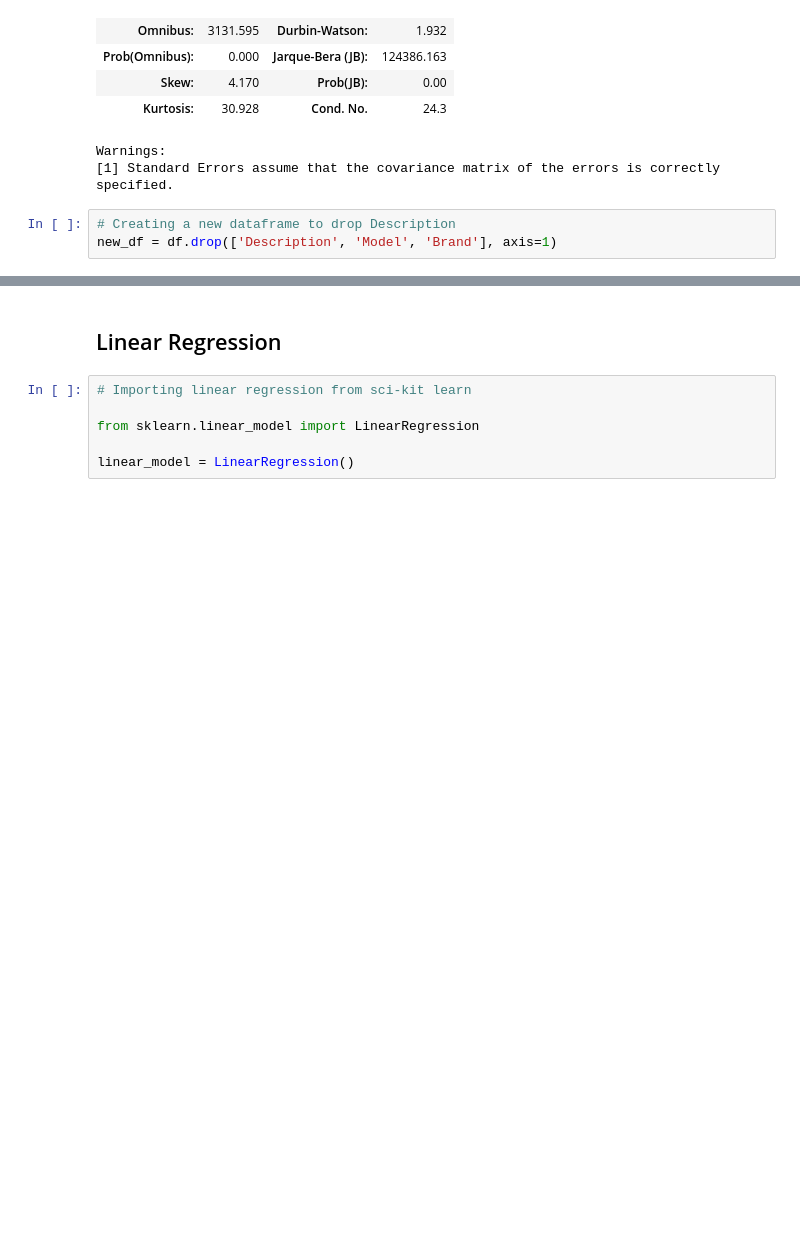
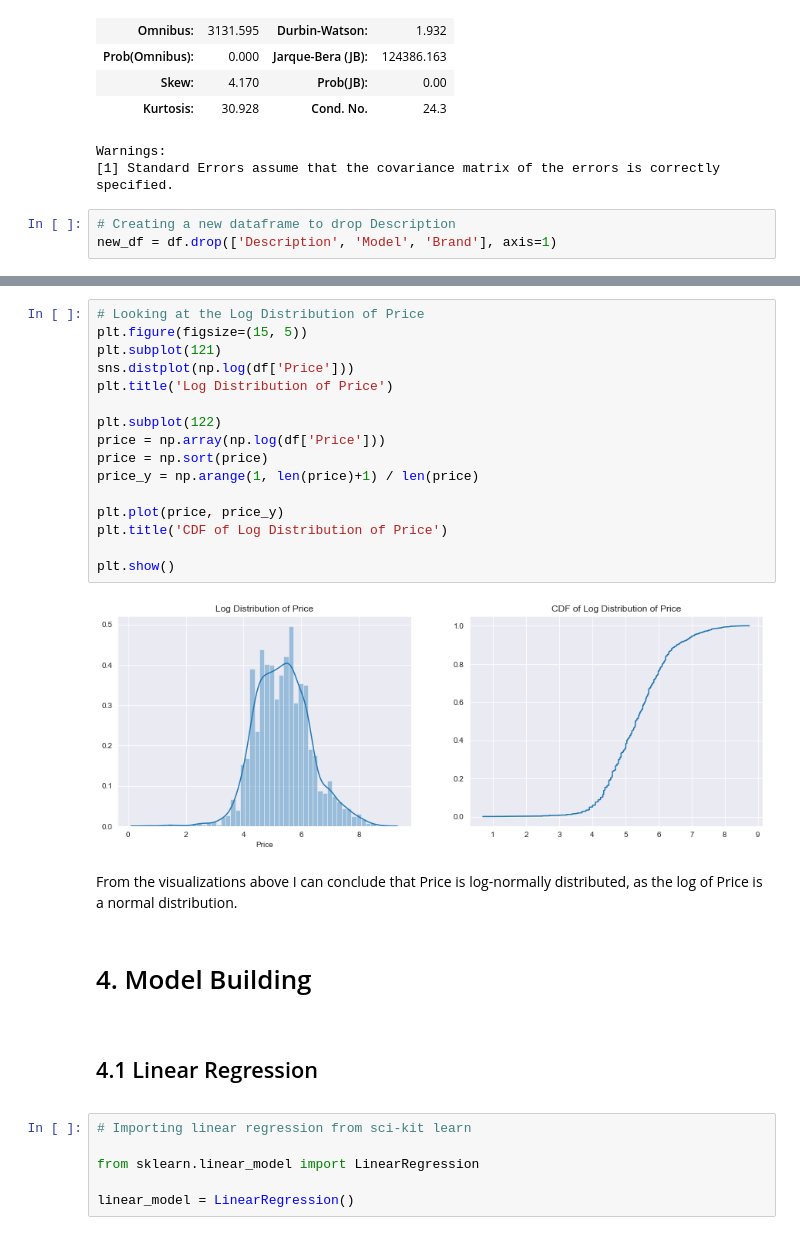
Before and after one commit to Aethernyx/Reverb_Synth_Sales_Anallysis, a Jupyter notebook: Reverb_model_building.ipynb, the cells around one changed output, grey strips where cells are left out. Drawn from its saved outputs; the diff is of its cells as text; blank space fills up the shorter version.

```diff
--- a/Reverb_model_building.ipynb
+++ b/Reverb_model_building.ipynb
@@ -193,5 +237,29 @@ new_df = df.drop(['Description', 'Model', 'Brand'], axis=1)
+# %%
+# Looking at the Log Distribution of Price
+plt.figure(figsize=(15, 5))
+plt.subplot(121)
+sns.distplot(np.log(df['Price']))
+plt.title('Log Distribution of Price')
+
+plt.subplot(122)
+price = np.array(np.log(df['Price']))
+price = np.sort(price)
+price_y = np.arange(1, len(price)+1) / len(price)
+
+plt.plot(price, price_y)
+plt.title('CDF of Log Distribution of Price')
+
+plt.show()
+# %% [output]
+[figure, added]
+# %% [markdown]
+From the visualizations above I can conclude that Price is log-normally distributed, as the log of Price is a normal distribution.
+# %% [markdown]
+# 4. Model Building
+<a id='Model_Building'></a>
 # %% [markdown]
-## Linear Regression
+## 4.1 Linear Regression
+<a id='Linear_Regression'></a>
 # %%
 # Importing linear regression from sci-kit learn
 
```
Also changed, not shown: parts of 51 cells of this notebook, 1 other file.
